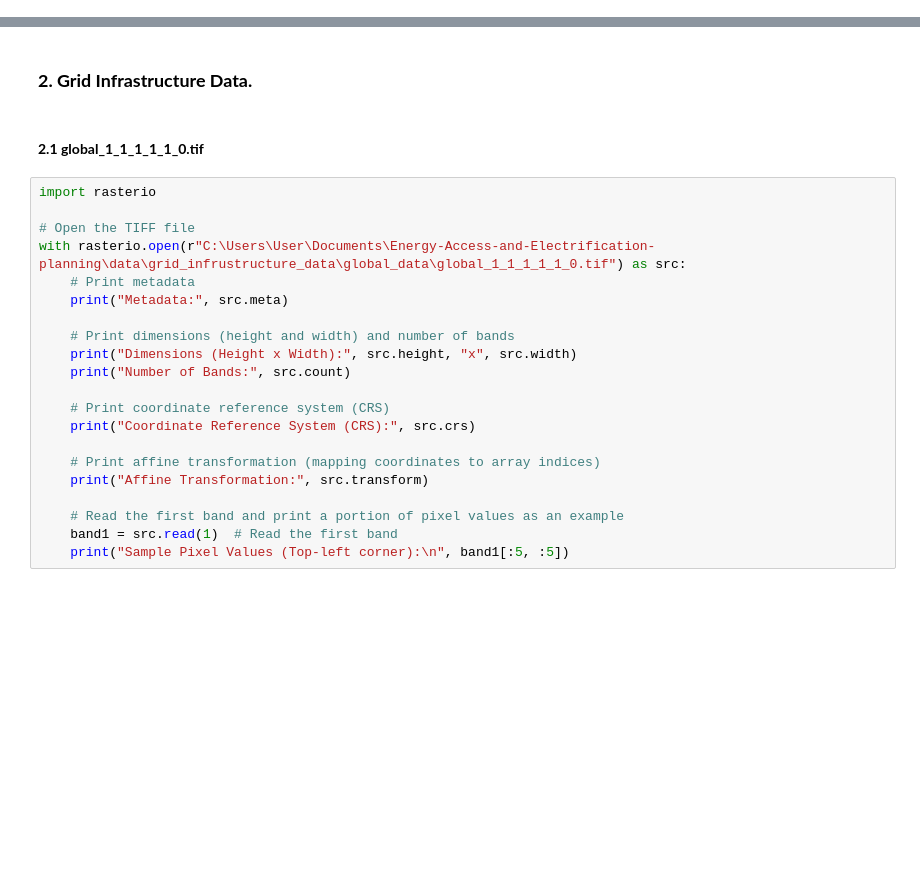
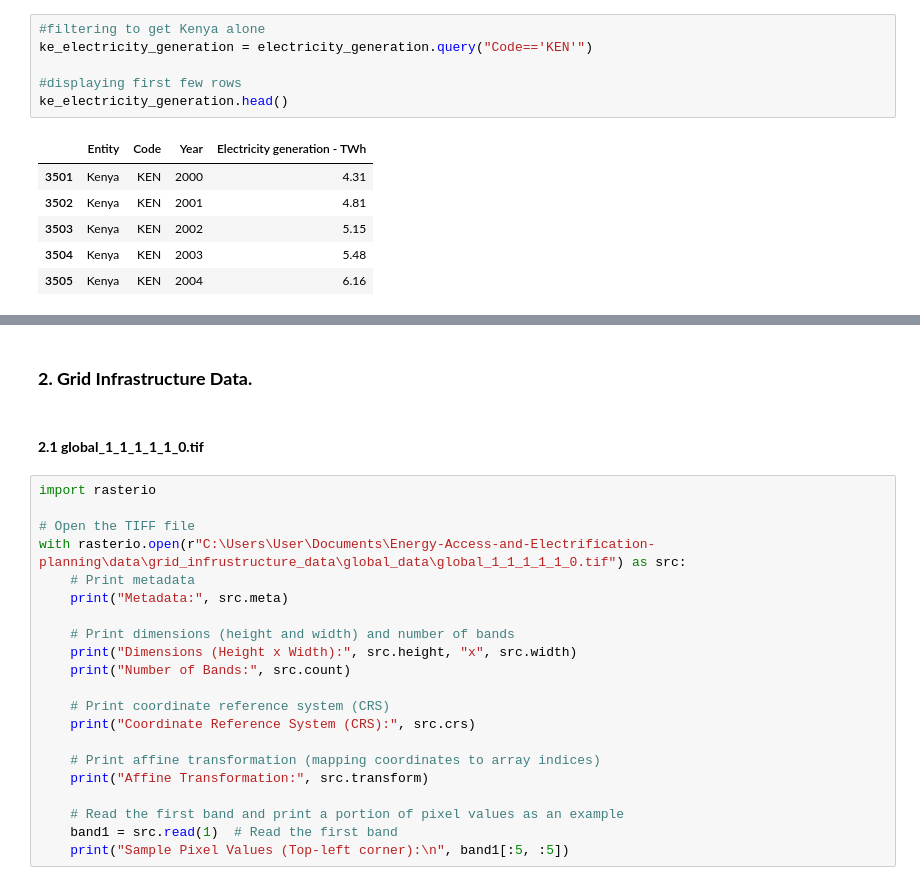
Before and after one commit to DavidGathimbaM/Energy-Access-and-Electrification-planning, a Jupyter notebook: group_workbook/Peter.ipynb, the cells around one changed output, grey strips where cells are left out. Cells and saved outputs as stored; diff of their text form; blank space fills up the shorter version.

```diff
--- a/group_workbook/Peter.ipynb
+++ b/group_workbook/Peter.ipynb
@@ -75,3 +118,16 @@ electricity_generation
 | 7410 | Zimbabwe | ZWE | 2021 | 8.46 |
 | 7411 | Zimbabwe | ZWE | 2022 | 8.93 |
 7412 rows × 4 columns
+# %%
+#filtering to get Kenya alone
+ke_electricity_generation = electricity_generation.query("Code=='KEN'")
+
+#displaying first few rows
+ke_electricity_generation.head()
+# %% [output]
+|  | Entity | Code | Year | Electricity generation - TWh |
+| 3501 | Kenya | KEN | 2000 | 4.31 |
+| 3502 | Kenya | KEN | 2001 | 4.81 |
+| 3503 | Kenya | KEN | 2002 | 5.15 |
+| 3504 | Kenya | KEN | 2003 | 5.48 |
+| 3505 | Kenya | KEN | 2004 | 6.16 |
```
Also changed, not shown: parts of 24 cells of this notebook.
